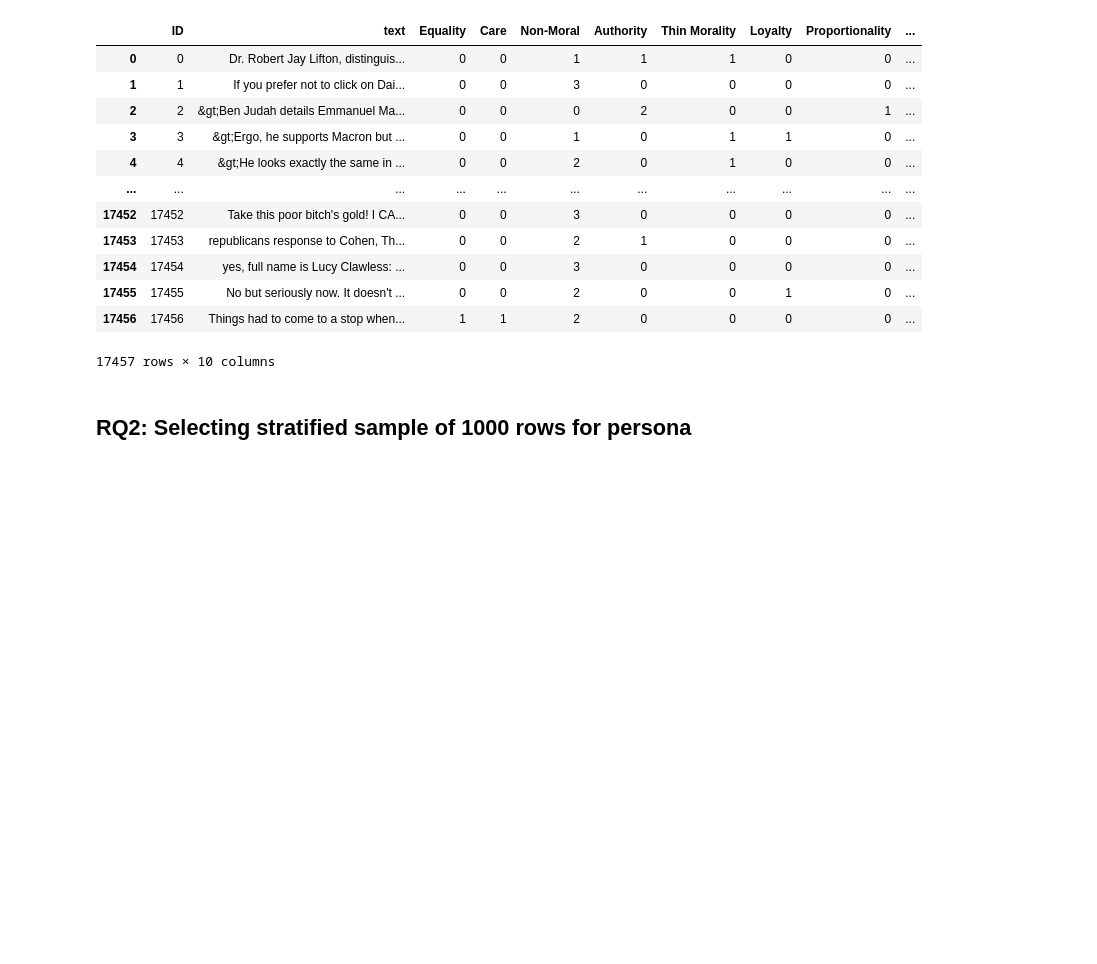
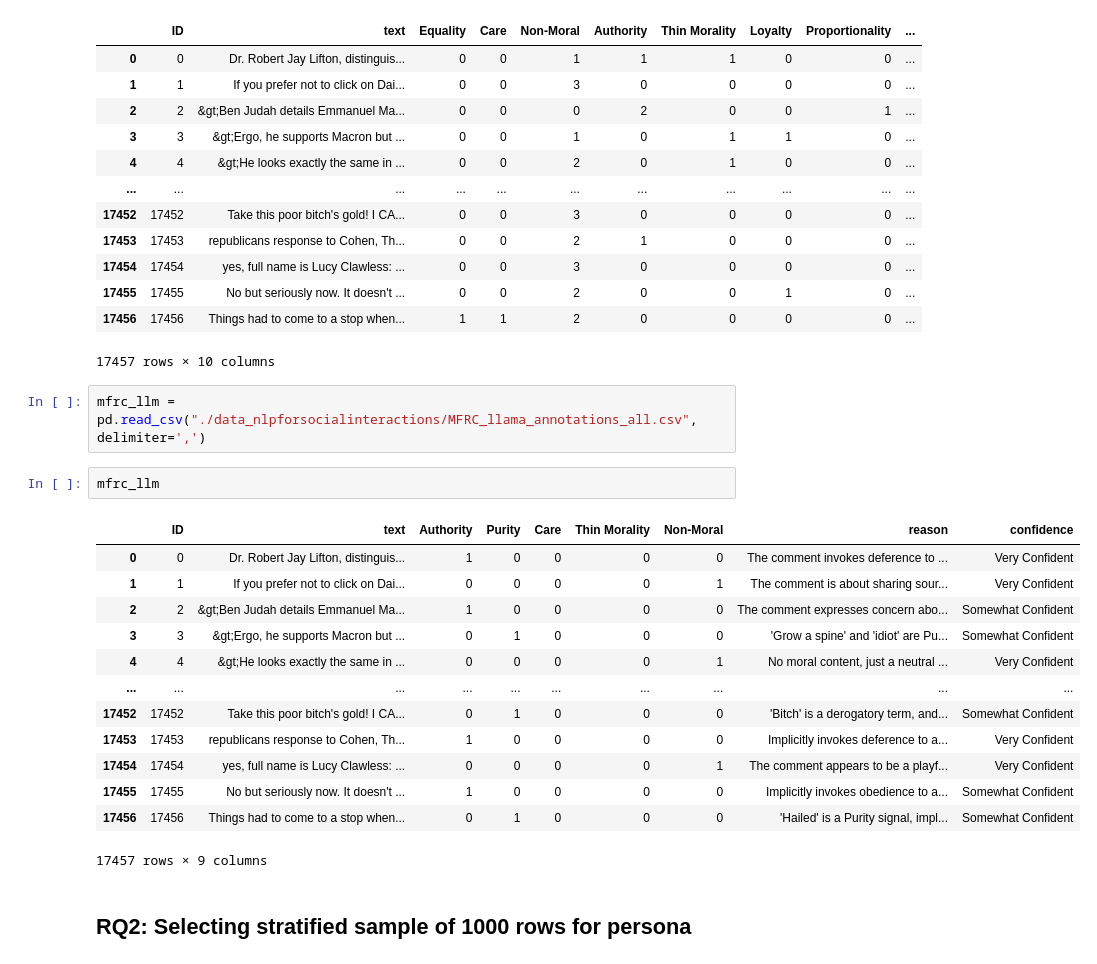
Before and after one commit to kraftedcheese/nlp_assignment_2_moralfoundations, a Jupyter notebook: check_data.ipynb, the cells around one changed output. Saved outputs shown, nothing was run; the diff lists cells and outputs as text; blank space fills up the shorter version.

Commit message:
Add LLM annotated data

```diff
--- a/check_data.ipynb
+++ b/check_data.ipynb
@@ -19,6 +21,24 @@ df
 | 17455 | 17455 | No but seriously now. It doesn't ... | 0 | 0 | 2 | 0 | 0 | 1 | 0 | ... |
 | 17456 | 17456 | Things had to come to a stop when... | 1 | 1 | 2 | 0 | 0 | 0 | 0 | ... |
 17457 rows × 10 columns
+# %%
+mfrc_llm = pd.read_csv("./data_nlpforsocialinteractions/MFRC_llama_annotations_all.csv", delimiter=',')
+# %%
+mfrc_llm
+# %% [output]
+|  | ID | text | Authority | Purity | Care | Thin Morality | Non-Moral | reason | confidence |
+| 0 | 0 | Dr. Robert Jay Lifton, distinguis... | 1 | 0 | 0 | 0 | 0 | The comment invokes deference to ... | Very Confident |
+| 1 | 1 | If you prefer not to click on Dai... | 0 | 0 | 0 | 0 | 1 | The comment is about sharing sour... | Very Confident |
+| 2 | 2 | &gt;Ben Judah details Emmanuel Ma... | 1 | 0 | 0 | 0 | 0 | The comment expresses concern abo... | Somewhat Confident |
+| 3 | 3 | &gt;Ergo, he supports Macron but ... | 0 | 1 | 0 | 0 | 0 | 'Grow a spine' and 'idiot' are Pu... | Somewhat Confident |
+| 4 | 4 | &gt;He looks exactly the same in ... | 0 | 0 | 0 | 0 | 1 | No moral content, just a neutral ... | Very Confident |
+| ... | ... | ... | ... | ... | ... | ... | ... | ... | ... |
+| 17452 | 17452 | Take this poor bitch's gold! I CA... | 0 | 1 | 0 | 0 | 0 | 'Bitch' is a derogatory term, and... | Somewhat Confident |
+| 17453 | 17453 | republicans response to Cohen, Th... | 1 | 0 | 0 | 0 | 0 | Implicitly invokes deference to a... | Very Confident |
+| 17454 | 17454 | yes, full name is Lucy Clawless: ... | 0 | 0 | 0 | 0 | 1 | The comment appears to be a playf... | Very Confident |
+| 17455 | 17455 | No but seriously now. It doesn't ... | 1 | 0 | 0 | 0 | 0 | Implicitly invokes obedience to a... | Somewhat Confident |
+| 17456 | 17456 | Things had to come to a stop when... | 0 | 1 | 0 | 0 | 0 | 'Hailed' is a Purity signal, impl... | Somewhat Confident |
+17457 rows × 9 columns
 # %% [markdown]
 ## RQ2: Selecting stratified sample of 1000 rows for persona
 # %%
```
Also changed, not shown: parts of 1 cell of this notebook, 3 other files.
